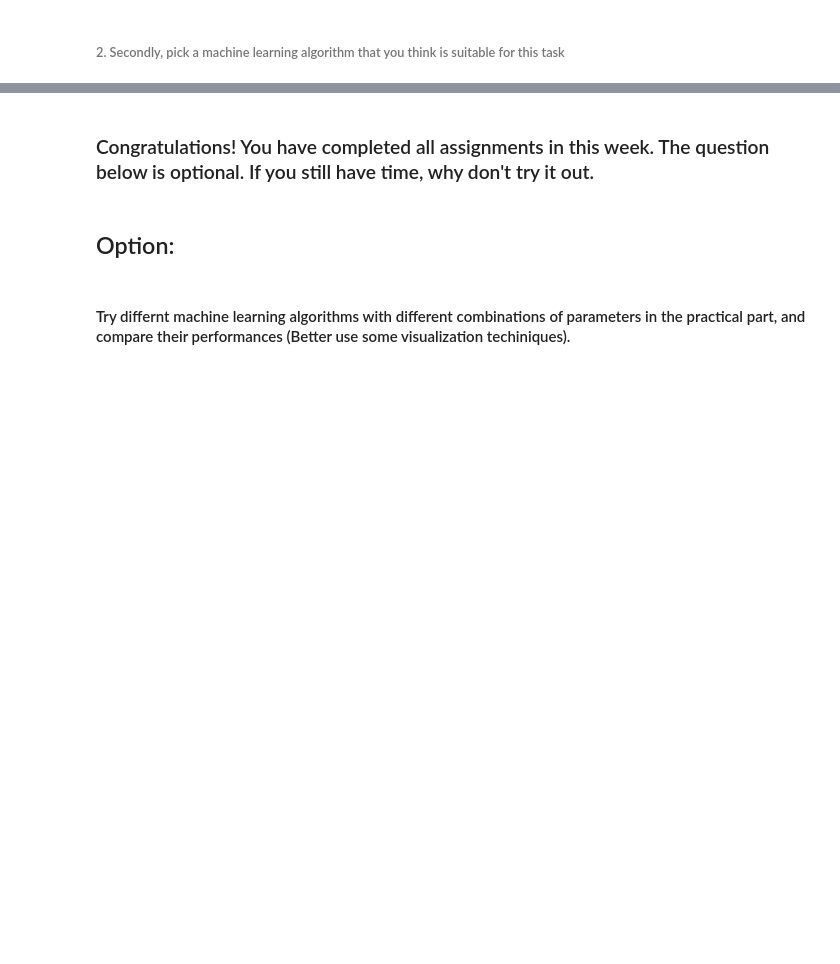
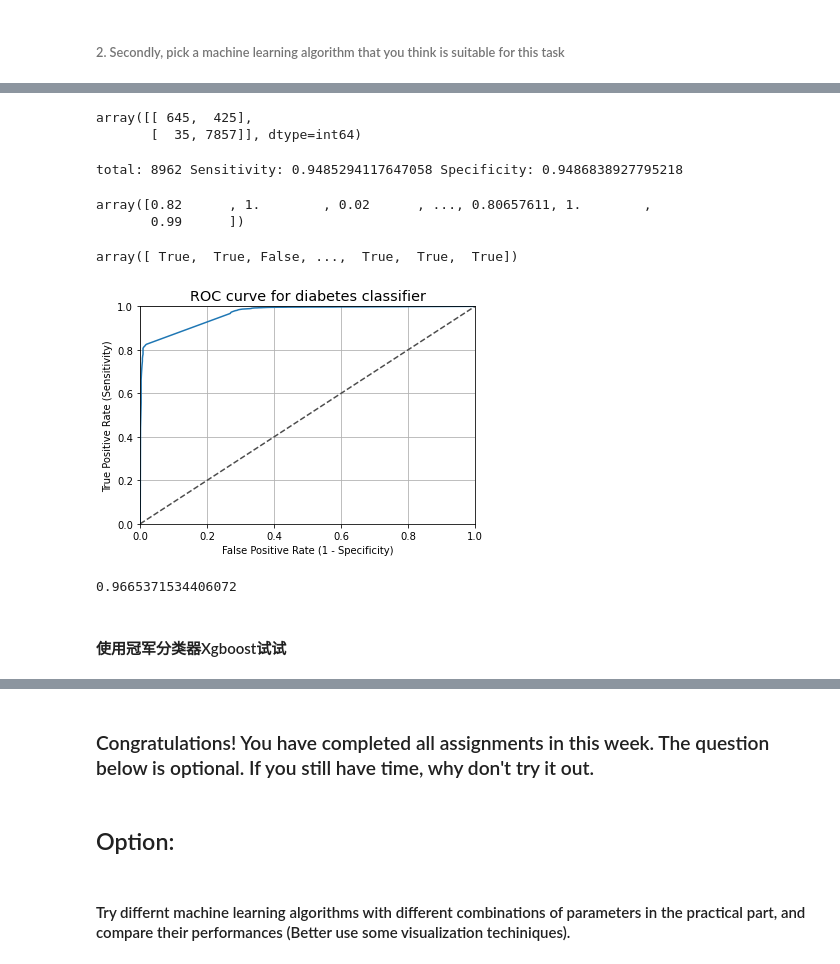
Before and after one commit to fuliufuliu/KKB_NLP_Study, a Jupyter notebook: Lesson10/Assignment_10.ipynb, the cells around one changed output, grey strips where cells are left out. Saved outputs shown, nothing was run; the diff lists cells and outputs as text; code cells hidden in the pictures; blank space fills up the shorter version.

```diff
--- a/Lesson10/Assignment_10.ipynb
+++ b/Lesson10/Assignment_10.ipynb
@@ -57,16 +67,10 @@ Ans:
 # %%
-# 数据处理
-import re
-import jieba
-from collections import Counter
-import pandas as pd
-
 def getCsvArticles(filename, contentColName, encoding='gb18030'):
     content = pd.read_csv(filename, encoding=encoding)
     articles = content[contentColName].tolist()
     return articles
 
-content = pd.read_csv('新华社数据.csv', encoding='gb18030')
+content = pd.read_csv('Data/新华社数据.csv', encoding='gb18030')
 content
 articles = content['content'].tolist()
 targets = content['source'].tolist()
@@ -123,0 +143,3 @@ df
+# %%
+df = pd.read_csv(r'Data/articlesVec_50d.csv', sep=',', header=0, index_col=0)
+df
@@ -143,13 +188,24 @@ from sklearn.metrics import roc_curve, auc, confusion_matrix
 confusion_matrix = confusion_matrix(Y_test, Y_predict)
 # %%
 confusion_matrix
+# %% [output]
+array([[ 645,  425],
+       [  35, 7857]], dtype=int64)
 # %%
 # ROC
 total = sum(sum(confusion_matrix))
 sensitivity = confusion_matrix[0, 0] / (confusion_matrix[0, 0] + confusion_matrix[1, 0])
 specificity = confusion_matrix[1, 1] / (confusion_matrix[1, 1] + confusion_matrix[0, 1])
 print("total:", total, "Sensitivity:", sensitivity, "Specificity:", specificity)
+# %% [output]
+total: 8962 Sensitivity: 0.9485294117647058 Specificity: 0.9486838927795218
 # %%
-Y_pred_quant = randomForest.predict_proba(X_test[:100])#[:, 1]
+Y_pred_quant = randomForest.predict_proba(X_test)[:, 1]
 Y_pred_quant
-# fpr, tpr, thresholds = roc_curve(Y_test, Y_pred_quant)
+# %% [output]
+array([0.82      , 1.        , 0.02      , ..., 0.80657611, 1.        ,
+       0.99      ])
+# %%
+Y_predict
+# %% [output]
+array([ True,  True, False, ...,  True,  True,  True])
@@ -155,0 +214,20 @@ Y_pred_quant
+# %%
+fpr, tpr, thresholds = roc_curve(Y_test, Y_pred_quant)
+fig, ax = plt.subplots()
+ax.plot(fpr, tpr)
+ax.plot([0, 1], [0, 1], transform=ax.transAxes, ls="--", c=".3")
+plt.xlim([0.0, 1.0])
+plt.ylim([0.0, 1.0])
+plt.rcParams['font.size'] = 12
+plt.title('ROC curve for diabetes classifier')
+plt.xlabel('False Positive Rate (1 - Specificity)')
+plt.ylabel('True Positive Rate (Sensitivity)')
+plt.grid(True)
+# %% [output]
+[figure, added]
+# %%
+auc(fpr, tpr)
+# %% [output]
+0.9665371534406072
+# %% [markdown]
+#### 使用冠军分类器Xgboost试试
```
Also changed, not shown: parts of 40 cells of this notebook.
